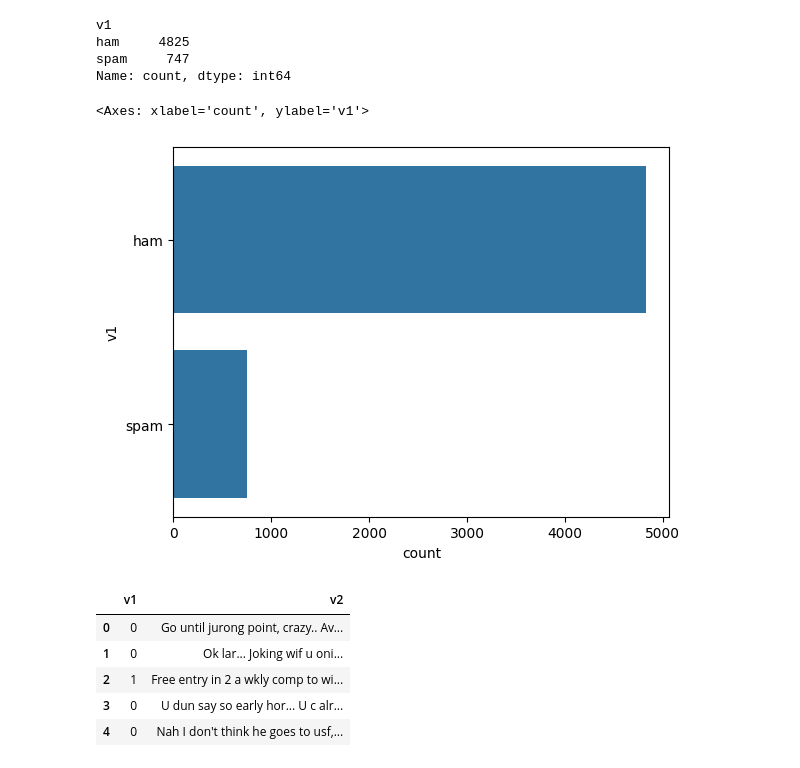
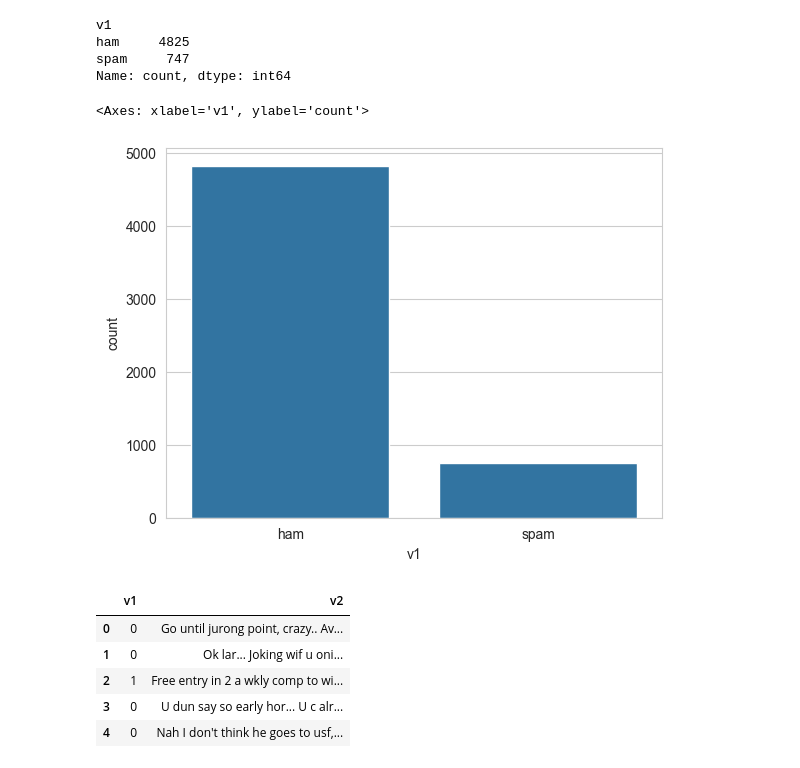
Before and after one commit to msemitkin/sms-spam-classification, a Jupyter notebook: sms-ham-spam-classification.ipynb, the cells around one changed output. Drawn from its saved outputs; the diff is of its cells as text; code cells hidden in the pictures.

```diff
--- a/sms-ham-spam-classification.ipynb
+++ b/sms-ham-spam-classification.ipynb
@@ -182,10 +93,10 @@ ham     4825
 spam     747
 Name: count, dtype: int64
 # %%
-sns.countplot(sms["v1"])
+sns.countplot(x="v1", data = sms)
 # %% [output]
-<Axes: xlabel='count', ylabel='v1'>
+<Axes: xlabel='v1', ylabel='count'>
-[figure, old version]
+[figure, new version]
 # %%
 # convert label to a numerical variable
 sms['v1'] = sms.v1.map({'ham':0, 'spam':1})
```
Also changed, not shown: parts of 42 cells of this notebook.
